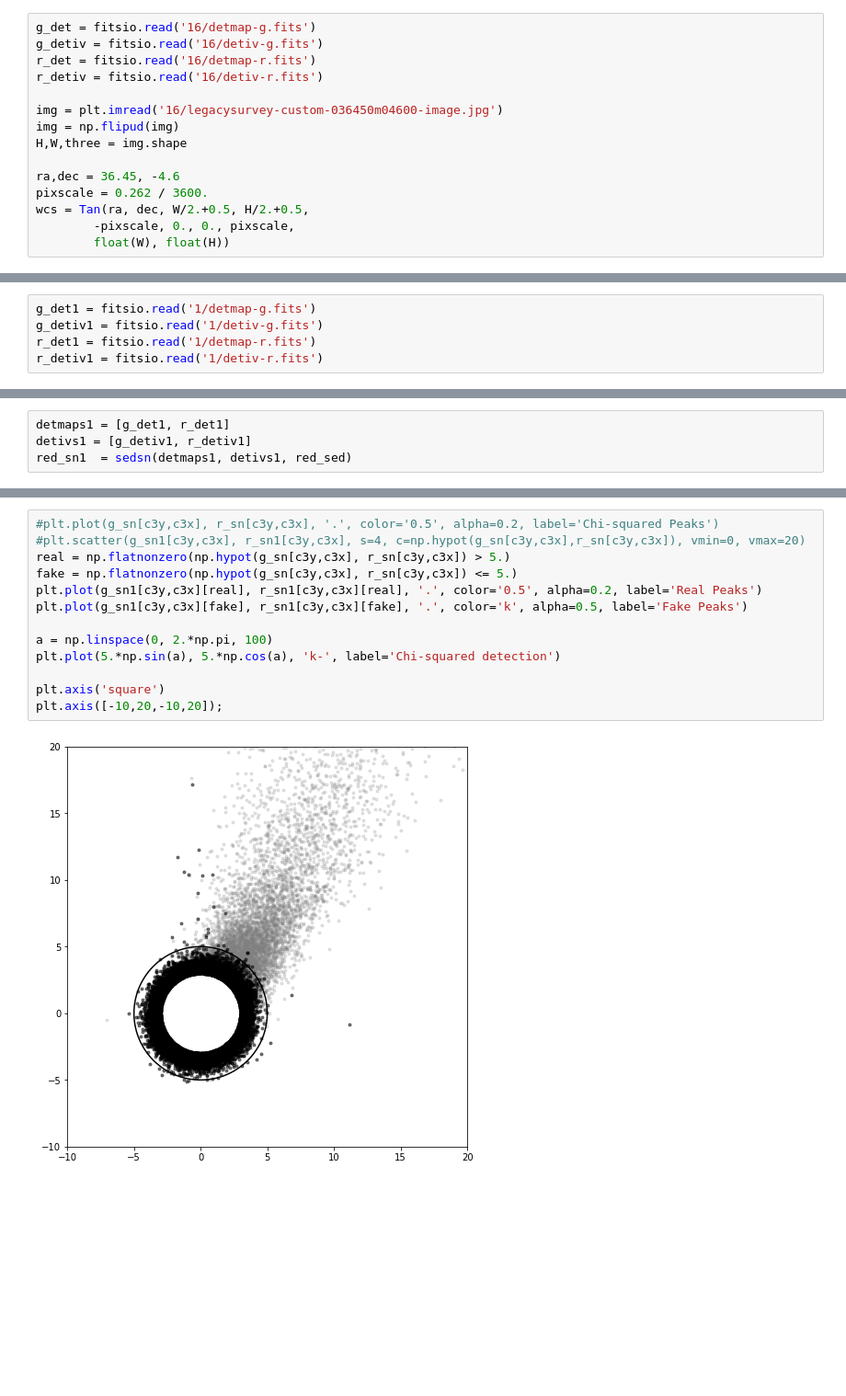
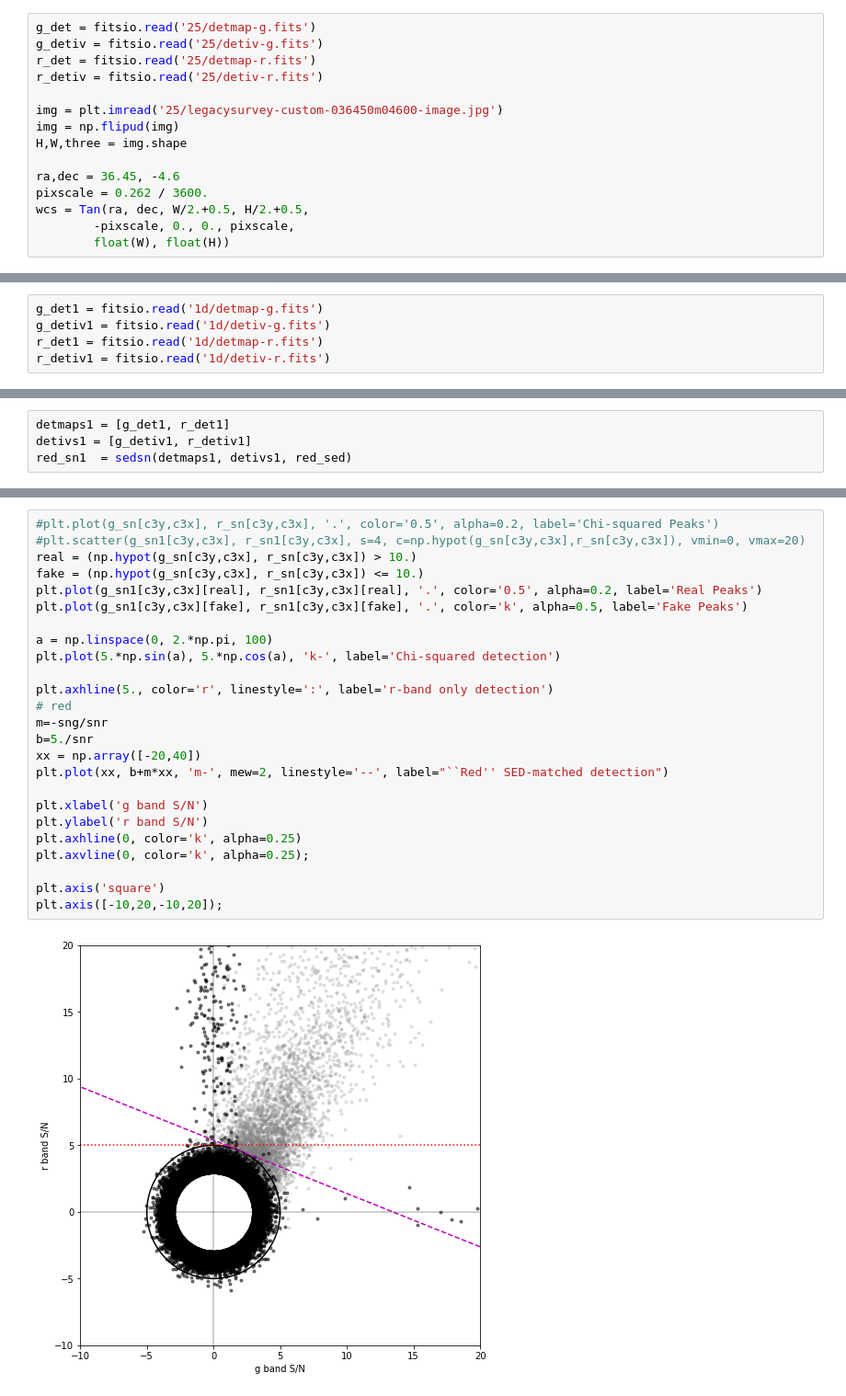
Before and after one commit to dstndstn/detection-paper, a Jupyter notebook: sed-matched.ipynb, the cells around one changed output, grey strips where cells are left out. Shown at 92% size. Cells and saved outputs as stored; diff of their text form; blank space fills up the shorter version.

Commit message:
use data set 1d: good S/N in g vs r image

```diff
--- a/sed-matched.ipynb
+++ b/sed-matched.ipynb
@@ -14,12 +14,12 @@ from scipy.ndimage.filters import *
 from scipy.ndimage.measurements import label, find_objects
 from scipy.ndimage.morphology import binary_dilation, binary_fill_holes
 # %%
-g_det = fitsio.read('16/detmap-g.fits')
-g_detiv = fitsio.read('16/detiv-g.fits')
-r_det = fitsio.read('16/detmap-r.fits')
-r_detiv = fitsio.read('16/detiv-r.fits')
+g_det = fitsio.read('25/detmap-g.fits')
+g_detiv = fitsio.read('25/detiv-g.fits')
+r_det = fitsio.read('25/detmap-r.fits')
+r_detiv = fitsio.read('25/detiv-r.fits')
 
-img = plt.imread('16/legacysurvey-custom-036450m04600-image.jpg')
+img = plt.imread('25/legacysurvey-custom-036450m04600-image.jpg')
 img = np.flipud(img)
 H,W,three = img.shape
 
@@ -249,8 +249,8 @@ plt.axis(ax)
 # %%
-g_det1 = fitsio.read('1/detmap-g.fits')
-g_detiv1 = fitsio.read('1/detiv-g.fits')
-r_det1 = fitsio.read('1/detmap-r.fits')
-r_detiv1 = fitsio.read('1/detiv-r.fits')
+g_det1 = fitsio.read('1d/detmap-g.fits')
+g_detiv1 = fitsio.read('1d/detiv-g.fits')
+r_det1 = fitsio.read('1d/detmap-r.fits')
+r_detiv1 = fitsio.read('1d/detiv-r.fits')
 # %%
 g_sn1 = g_det1 * np.sqrt(g_detiv1)
 r_sn1 = r_det1 * np.sqrt(r_detiv1)
@@ -269,15 +269,27 @@ blobs min 0 max 26381
 # %%
 #plt.plot(g_sn[c3y,c3x], r_sn[c3y,c3x], '.', color='0.5', alpha=0.2, label='Chi-squared Peaks')
 #plt.scatter(g_sn1[c3y,c3x], r_sn1[c3y,c3x], s=4, c=np.hypot(g_sn[c3y,c3x],r_sn[c3y,c3x]), vmin=0, vmax=20)
-real = np.flatnonzero(np.hypot(g_sn[c3y,c3x], r_sn[c3y,c3x]) > 5.)
-fake = np.flatnonzero(np.hypot(g_sn[c3y,c3x], r_sn[c3y,c3x]) <= 5.)
+real = (np.hypot(g_sn[c3y,c3x], r_sn[c3y,c3x]) > 10.)
+fake = (np.hypot(g_sn[c3y,c3x], r_sn[c3y,c3x]) <= 10.)
 plt.plot(g_sn1[c3y,c3x][real], r_sn1[c3y,c3x][real], '.', color='0.5', alpha=0.2, label='Real Peaks')
 plt.plot(g_sn1[c3y,c3x][fake], r_sn1[c3y,c3x][fake], '.', color='k', alpha=0.5, label='Fake Peaks')
 
 a = np.linspace(0, 2.*np.pi, 100)
 plt.plot(5.*np.sin(a), 5.*np.cos(a), 'k-', label='Chi-squared detection')
 
+plt.axhline(5., color='r', linestyle=':', label='r-band only detection')
+# red
+m=-sng/snr
+b=5./snr
+xx = np.array([-20,40])
+plt.plot(xx, b+m*xx, 'm-', mew=2, linestyle='--', label="``Red'' SED-matched detection")
+
+plt.xlabel('g band S/N')
+plt.ylabel('r band S/N')
+plt.axhline(0, color='k', alpha=0.25)
+plt.axvline(0, color='k', alpha=0.25);
+
 plt.axis('square')
 plt.axis([-10,20,-10,20]);
 # %% [output]
-[figure, old version]
+[figure, new version]
```
Also changed, not shown: parts of 19 cells of this notebook, 3 other files.
